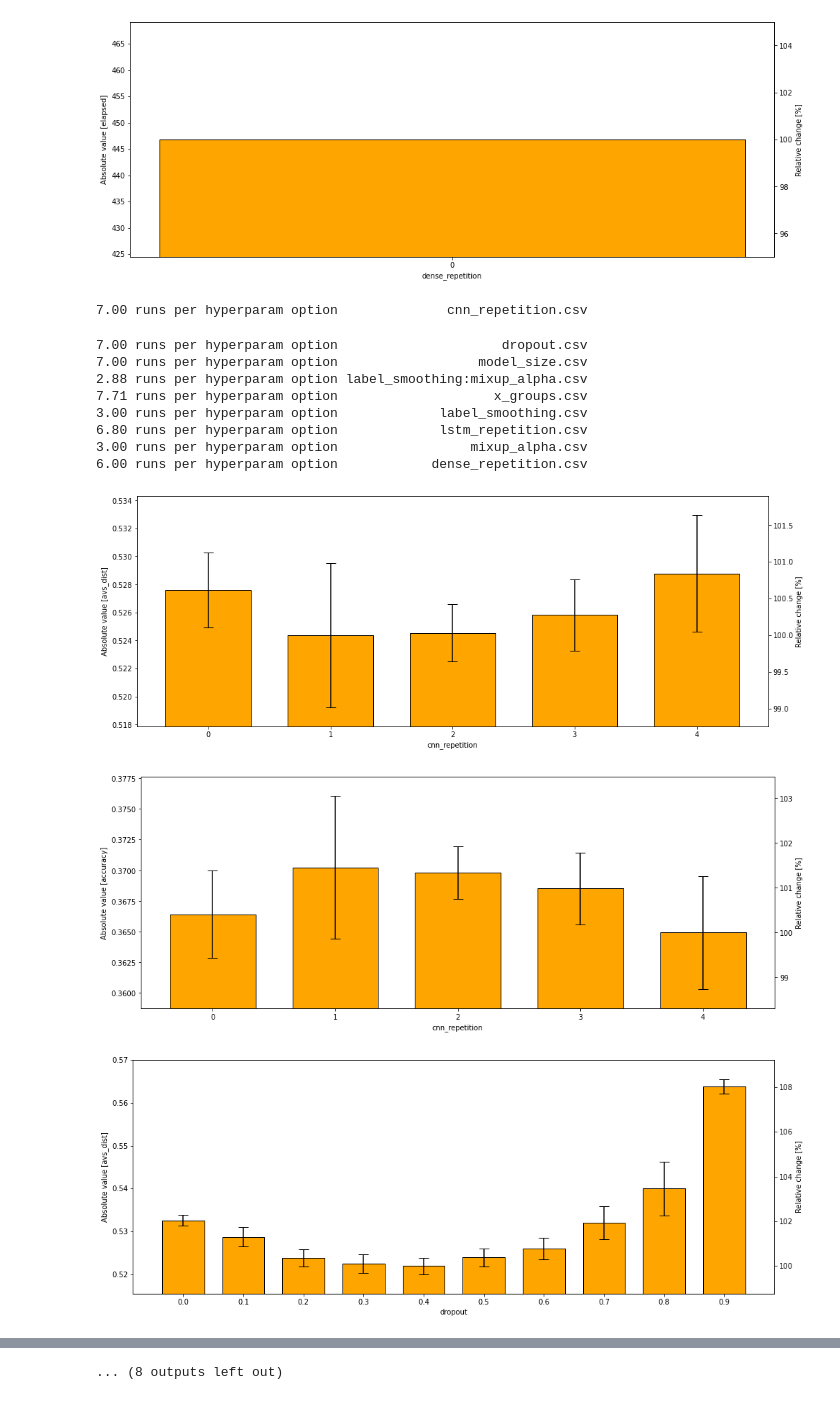
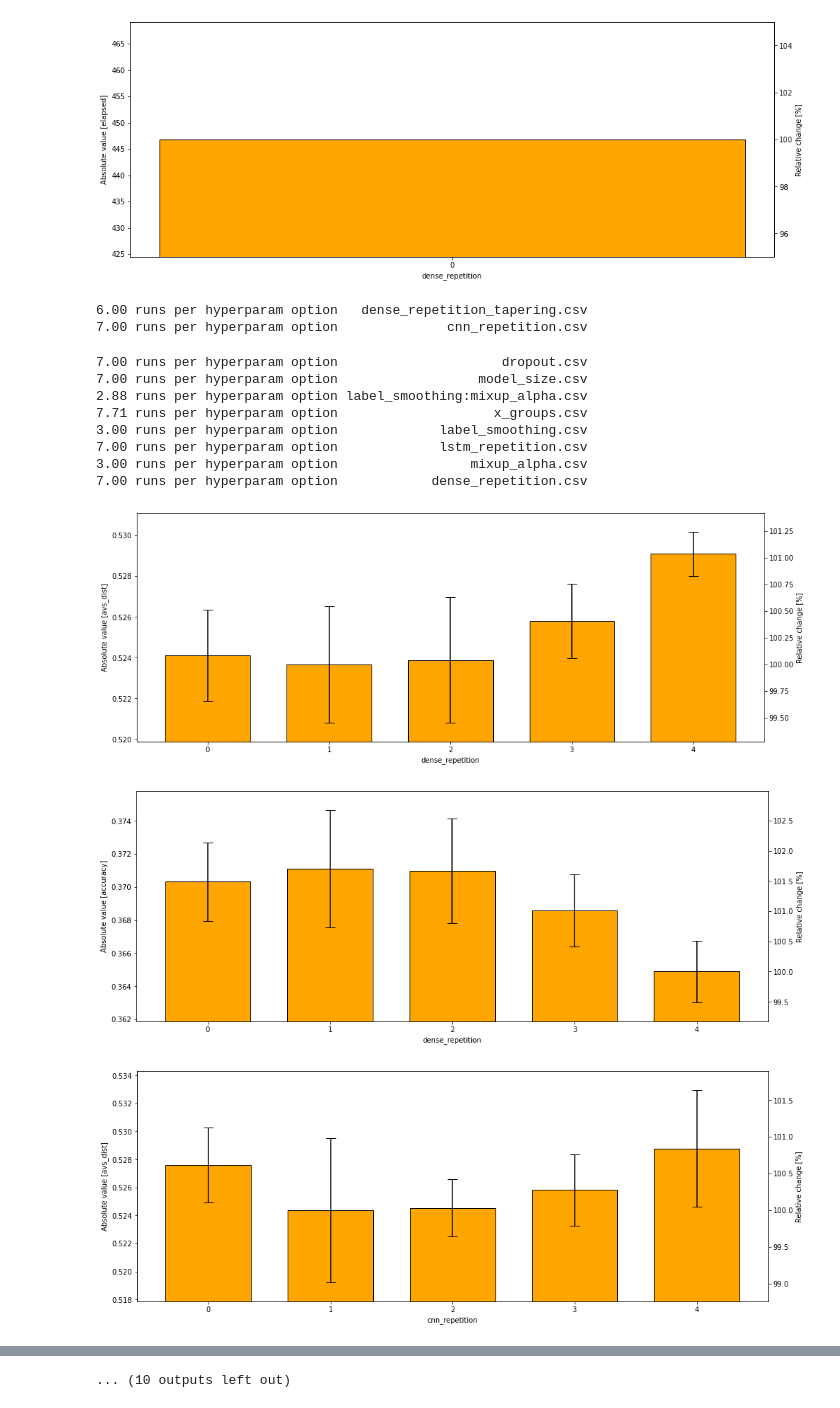
Before and after one commit to ronaldluc/DeepSaber, a Jupyter notebook: research/experiments/config_graphs.ipynb, the cells around one changed output, grey strips where cells are left out. Cells and saved outputs as stored; diff of their text form; code cells hidden in the pictures.

```diff
--- a/research/experiments/config_graphs.ipynb
+++ b/research/experiments/config_graphs.ipynb
@@ -90,22 +90,24 @@ plot_cols(df, ['avs_dist', 'accuracy', 'elapsed'])
 [figure]
 # %%
 from pathlib import Path
+
 experiments_path = Path('../../data/experiments')
 for path in experiments_path.iterdir():
-    if path.is_file():
+    if path.is_file() and path.suffix == '.csv':
         df = pd.read_csv(path, index_col=0)
         print(f'{len(df) / len(df.index.unique()):2.2f} runs per hyperparam option {str(path.name):>31}')
         plot_cols(df, ['avs_dist', 'accuracy', ])
 # %% [output]
+6.00 runs per hyperparam option   dense_repetition_tapering.csv
 7.00 runs per hyperparam option              cnn_repetition.csv
 7.00 runs per hyperparam option                     dropout.csv
 7.00 runs per hyperparam option                  model_size.csv
 2.88 runs per hyperparam option label_smoothing:mixup_alpha.csv
 7.71 runs per hyperparam option                    x_groups.csv
 3.00 runs per hyperparam option             label_smoothing.csv
-6.80 runs per hyperparam option             lstm_repetition.csv
+7.00 runs per hyperparam option             lstm_repetition.csv
 3.00 runs per hyperparam option                 mixup_alpha.csv
-6.00 runs per hyperparam option            dense_repetition.csv
+7.00 runs per hyperparam option            dense_repetition.csv
-[figure, old version]
+[figure, new version]
-[figure, old version]
+[figure, new version]
-[figure, old version]
+[figure, new version]
@@ -119 +121 @@ for path in experiments_path.iterdir():
-... (8 outputs left out)
+... (10 outputs left out)
```
Also changed, not shown: parts of 1 cell of this notebook, 8 other files.
